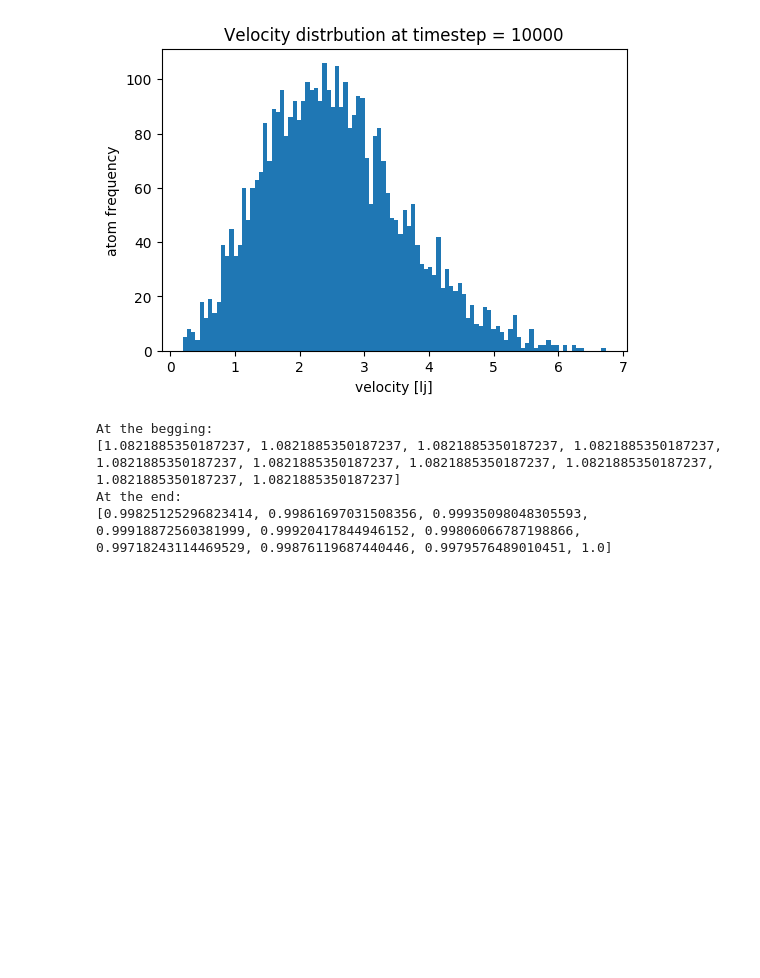
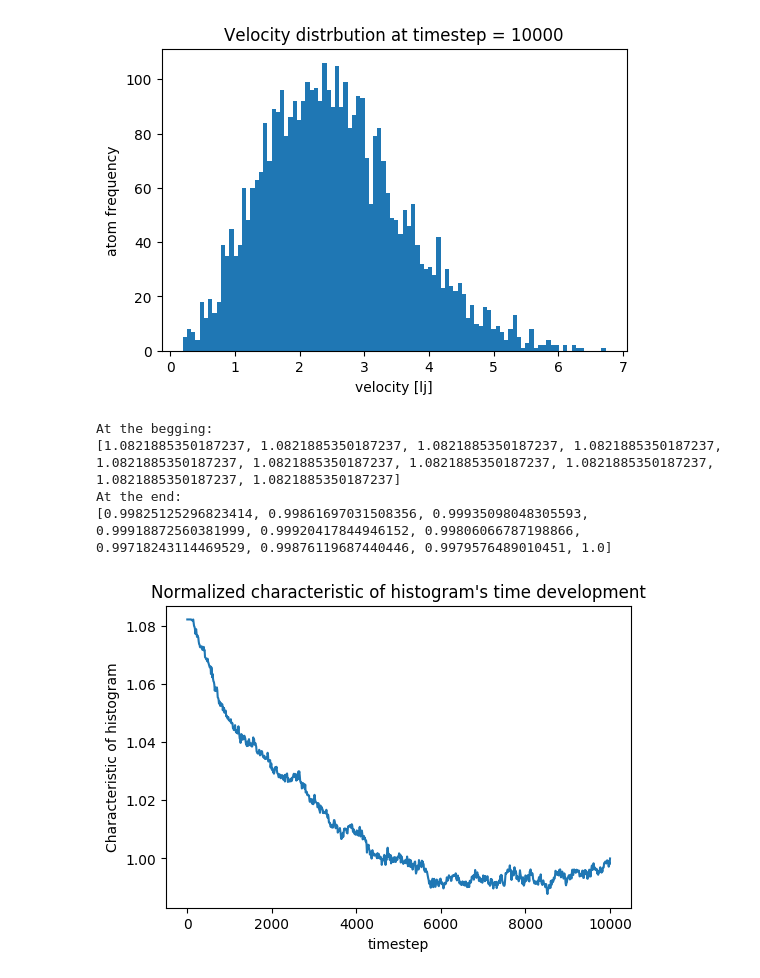
Before and after one commit to auduntre/FYS4460, a Jupyter notebook: Project1/velocity_historgram.ipynb, the cells around one changed output. Saved outputs shown, nothing was run; the diff lists cells and outputs as text; code cells hidden in the pictures; blank space fills up the shorter version.

Commit message:
histogram chara

```diff
--- a/Project1/velocity_historgram.ipynb
+++ b/Project1/velocity_historgram.ipynb
@@ -97,3 +97,11 @@ At the begging:
 [1.0821885350187237, 1.0821885350187237, 1.0821885350187237, 1.0821885350187237, 1.0821885350187237, 1.0821885350187237, 1.0821885350187237, 1.0821885350187237, 1.0821885350187237, 1.0821885350187237]
 At the end:
 [0.99825125296823414, 0.99861697031508356, 0.99935098048305593, 0.99918872560381999, 0.99920417844946152, 0.99806066787198866, 0.99718243114469529, 0.99876119687440446, 0.9979576489010451, 1.0]
+# %%
+plot(t, char_hists)
+title("Normalized characteristic of histogram's time development")
+xlabel("timestep")
+ylabel("Characteristic of histogram")
+show()
+# %% [output]
+[figure, added]
```
